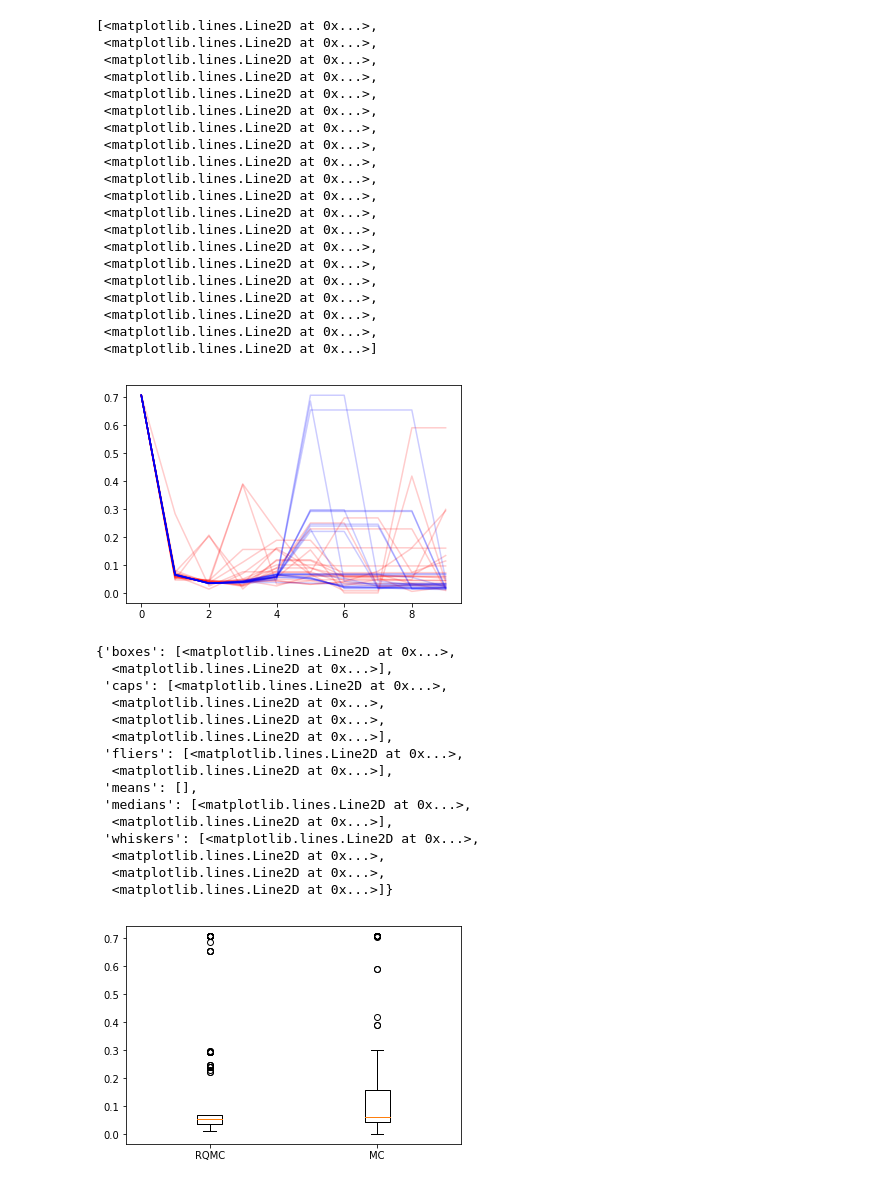
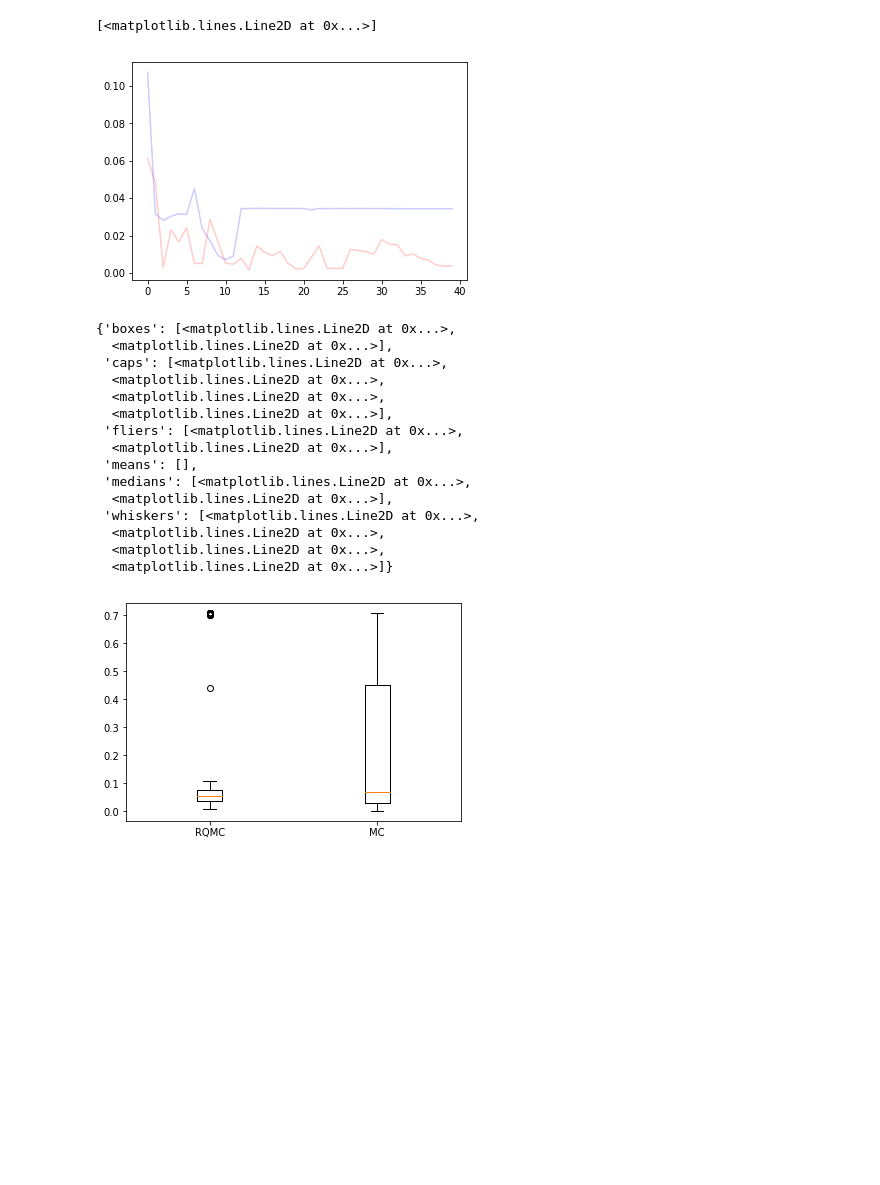
Before and after one commit to alexanderbuchholz/bayesian-optimization, a Jupyter notebook: pyro_bo/eval_pyro_sim.ipynb, the cells around one changed output. Drawn from its saved outputs; the diff is of its cells as text; code cells hidden in the pictures; blank space fills up the shorter version.

```diff
--- a/pyro_bo/eval_pyro_sim.ipynb
+++ b/pyro_bo/eval_pyro_sim.ipynb
@@ -9,5 +9,5 @@ import pandas as pd
 with open('pyro_bo_test.pkl', 'rb') as f:
     res_dict = pickle.load(f)
 # %%
-with open('pyro_bo_mrep_1.pkl', 'rb') as f:
-    res_dict_test = pickle.load(f)
+with open('pyro_bo_mrep_40.pkl', 'rb') as f:
+    res_dict = pickle.load(f)
@@ -14,4 +18,4 @@ with open('pyro_bo_mrep_1.pkl', 'rb') as f:
 # %%
-mc_y = np.array([res['y'] for res in res_dict['MC']])
-rqmc_y = np.array([res['y'] for res in res_dict['RQMC']])
+mc_y = np.array([res['y'] for res in res_dict['MC']['10']])
+rqmc_y = np.array([res['y'] for res in res_dict['RQMC']['10']])
 # %%
@@ -56,28 +60,9 @@ graph.plot_joint(plt.scatter, marker='x', c='b', s=50)
 # %%
-plt.plot(mc_y[:,7:].transpose(),alpha=0.2, color="red" )
-plt.plot(rqmc_y[:,7:].transpose(), alpha=0.2, color="blue")
+plt.plot(mc_y[:,7:].transpose().min(axis=1),alpha=0.2, color="red" )
+plt.plot(rqmc_y[:,7:].transpose().min(axis=1), alpha=0.2, color="blue")
 # %% [output]
-[<matplotlib.lines.Line2D at 0x...>,
- <matplotlib.lines.Line2D at 0x...>,
- <matplotlib.lines.Line2D at 0x...>,
- <matplotlib.lines.Line2D at 0x...>,
- <matplotlib.lines.Line2D at 0x...>,
- <matplotlib.lines.Line2D at 0x...>,
- <matplotlib.lines.Line2D at 0x...>,
- <matplotlib.lines.Line2D at 0x...>,
- <matplotlib.lines.Line2D at 0x...>,
- <matplotlib.lines.Line2D at 0x...>,
- <matplotlib.lines.Line2D at 0x...>,
- <matplotlib.lines.Line2D at 0x...>,
- <matplotlib.lines.Line2D at 0x...>,
- <matplotlib.lines.Line2D at 0x...>,
- <matplotlib.lines.Line2D at 0x...>,
- <matplotlib.lines.Line2D at 0x...>,
- <matplotlib.lines.Line2D at 0x...>,
- <matplotlib.lines.Line2D at 0x...>,
- <matplotlib.lines.Line2D at 0x...>,
- <matplotlib.lines.Line2D at 0x...>]
+[<matplotlib.lines.Line2D at 0x...>]
-[figure, old version]
+[figure, new version]
 # %%
 plt.boxplot([rqmc_y[:,7:].flatten(), mc_y[:,7:].flatten()], labels=['RQMC', 'MC'])
 # %% [output]
@@ -96,4 +81,4 @@ plt.boxplot([rqmc_y[:,7:].flatten(), mc_y[:,7:].flatten()], labels=['RQMC', 'MC'
   <matplotlib.lines.Line2D at 0x...>,
   <matplotlib.lines.Line2D at 0x...>,
   <matplotlib.lines.Line2D at 0x...>]}
-[figure, old version]
+[figure, new version]
```
Also changed, not shown: parts of 7 cells of this notebook, 2 other files.
